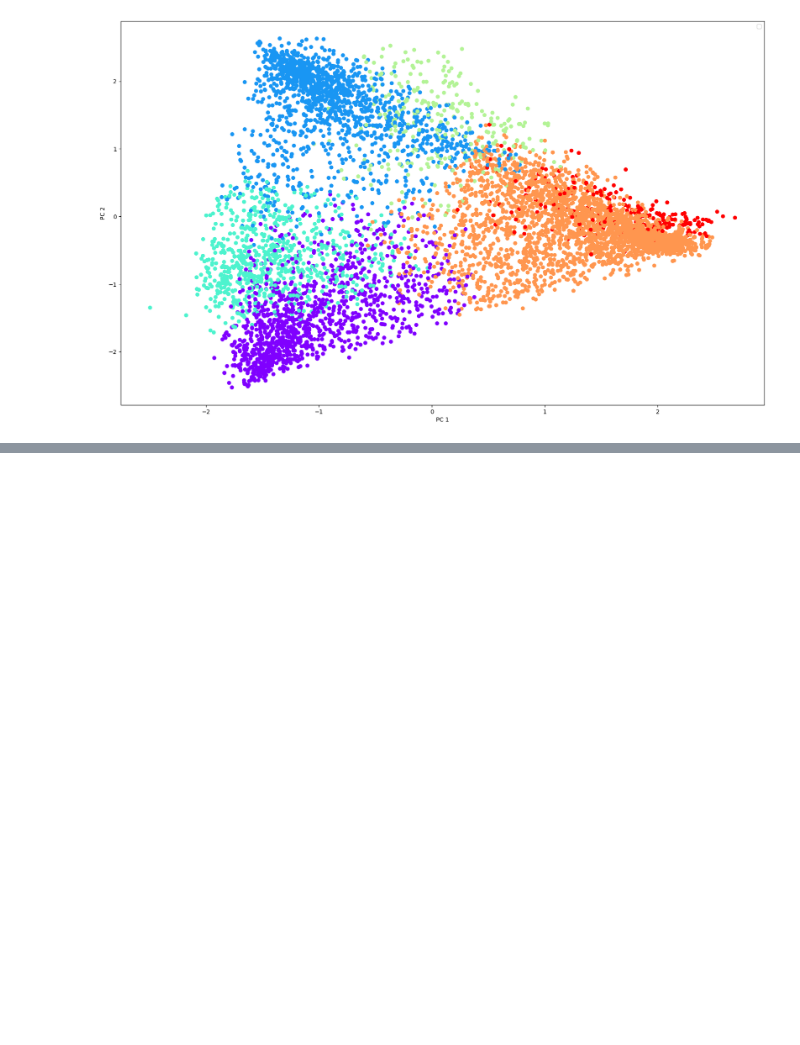
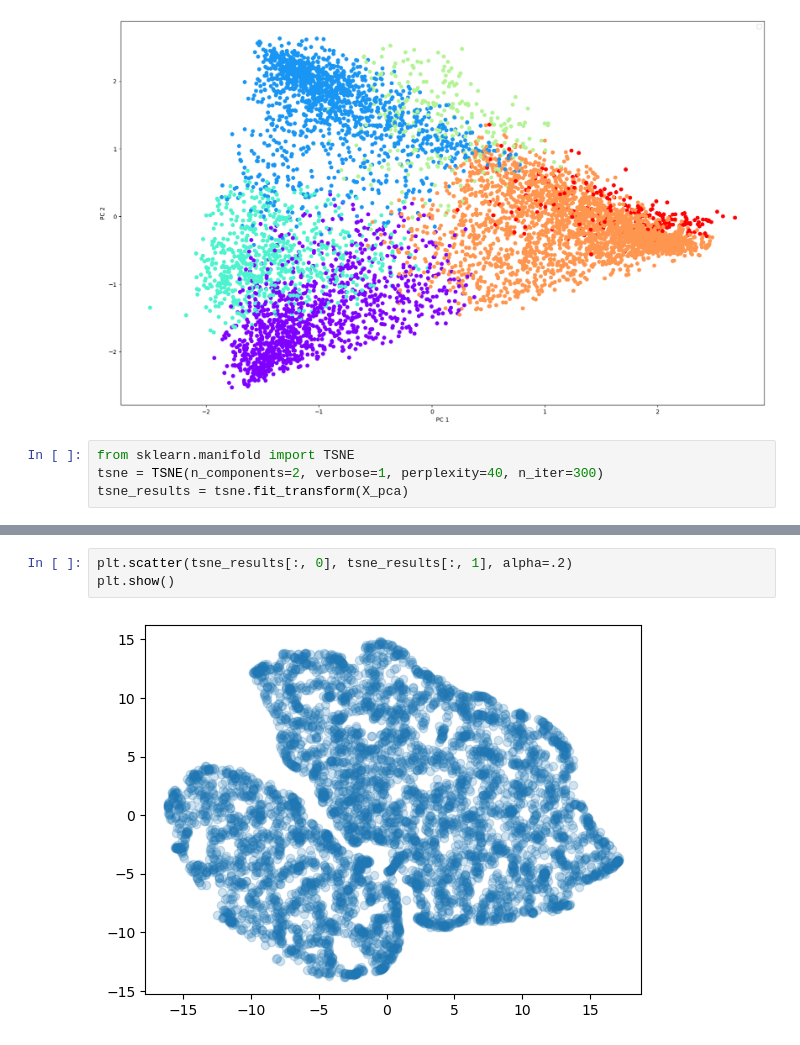
Before and after one commit to PreamJ/LDA_TopicModelling_Legal, a Jupyter notebook: dime_redu/PCA.ipynb, the cells around one changed output, grey strips where cells are left out. Saved outputs shown, nothing was run; the diff lists cells and outputs as text; blank space fills up the shorter version.

```diff
--- a/dime_redu/PCA.ipynb
+++ b/dime_redu/PCA.ipynb
@@ -150,3 +174,7 @@ plt.show()
 # %% [output]
 No artists with labels found to put in legend.  Note that artists whose label start with an underscore are ignored when legend() is called with no argument.
 [figure]
+# %%
+from sklearn.manifold import TSNE
+tsne = TSNE(n_components=2, verbose=1, perplexity=40, n_iter=300)
+tsne_results = tsne.fit_transform(X_pca)
@@ -152,0 +195,5 @@ No artists with labels found to put in legend.  Note that artists whose label st
+# %%
+plt.scatter(tsne_results[:, 0], tsne_results[:, 1], alpha=.2)
+plt.show()
+# %% [output]
+[figure, added]
```
Also changed, not shown: parts of 6 cells of this notebook, 15 other files.
